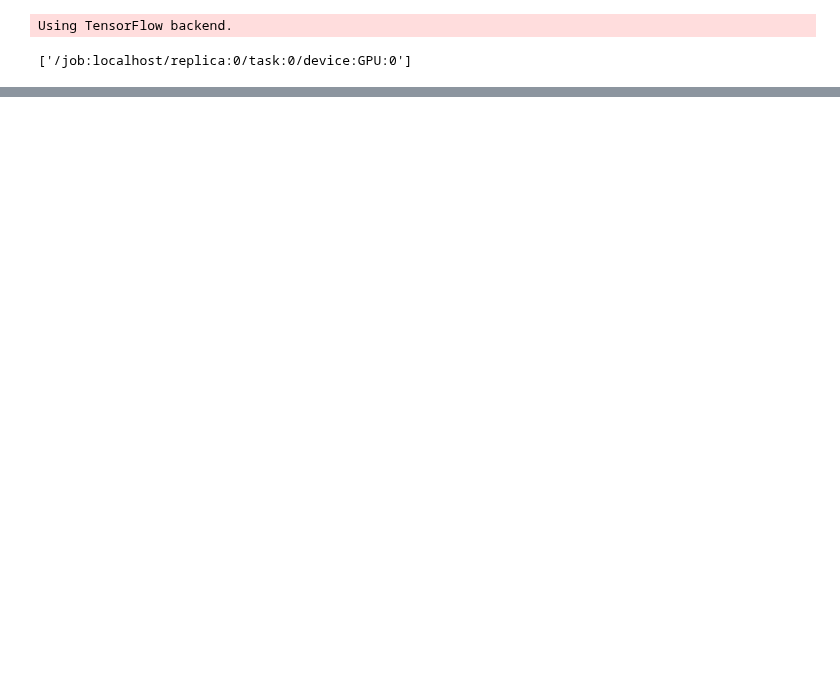
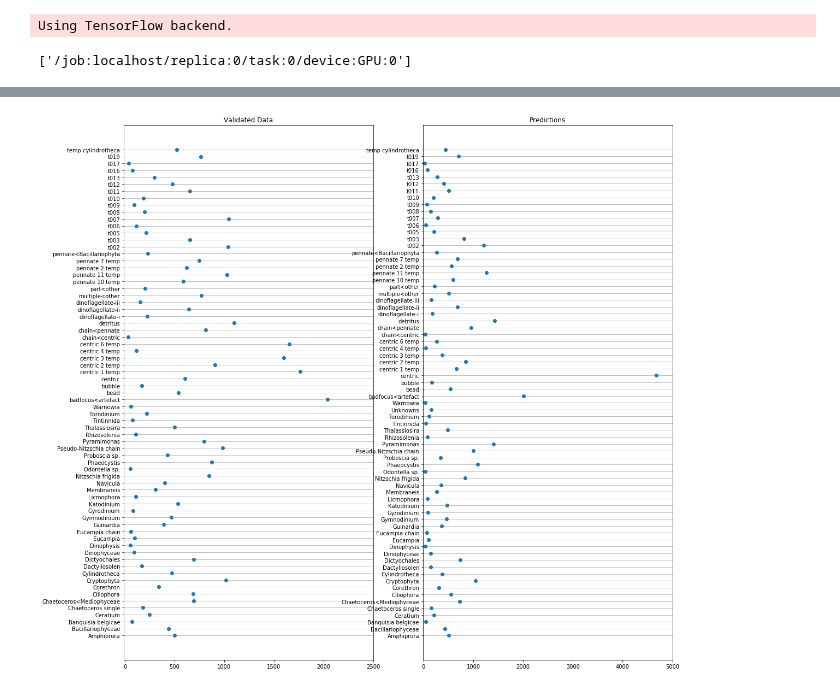
Before and after one commit to patrickcgray/deep_ifcb, a Jupyter notebook: python/model_predictions.ipynb, the cells around one changed output, grey strips where cells are left out. Saved outputs shown, nothing was run; the diff lists cells and outputs as text; code cells hidden in the pictures; blank space fills up the shorter version.

```diff
--- a/python/model_predictions.ipynb
+++ b/python/model_predictions.ipynb
@@ -250,4 +256,4 @@ plt.show()
 # %%
-classes, counts = np.unique(labels, return_counts=True)
+#classes, counts = np.unique(labels, return_counts=True)
 classes, counts
 # %% [output]
@@ -274,2 +313,45 @@ plt.show()
+# %%
+fig, ax = plt.subplots(1,2, figsize=(18, 18))
+ax[1].scatter(sufficient_classes.values, range(0,len(sufficient_classes)))
+ax[1].set_yticks(range(0,len(sufficient_classes)))
+ax[1].set_yticklabels(list(sufficient_classes.index))
+#ax.set_xlim(-10,500)
+#ax.set_xscale('log')
+
+# Don't allow the axis to be on top of your data
+ax[1].set_axisbelow(True)
+ax[1].set_xlim(-10,5000)
+ax[1].set_title("Predictions")
+
+
+# Turn on the minor TICKS, which are required for the minor GRID
+#ax.minorticks_on()
+
+# Customize the major grid
+ax[1].grid(which='major', linestyle='-', linewidth='0.5', color='grey', axis='y')
+# Customize the minor grid
+#ax.grid(which='minor', linestyle=':', linewidth='0.5', color='black')
+
+ax[0].scatter(counts, classes)
+ax[0].set_yticks(range(0,len(class_id_dict)))
+ax[0].set_yticklabels([id_class_dict[x] for x in classes])
+ax[0].set_xlim(-10,2500)
+#ax.set_xscale('log')
+
+# Don't allow the axis to be on top of your data
+ax[0].set_axisbelow(True)
+ax[0].set_title("Validated Data")
+
+# Turn on the minor TICKS, which are required for the minor GRID
+#ax.minorticks_on()
+
+# Customize the major grid
+ax[0].grid(which='major', linestyle='-', linewidth='0.5', color='grey', axis='y')
+# Customize the minor grid
+#ax.grid(which='minor', linestyle=':', linewidth='0.5', color='black')
+plt.savefig('output_predictions_comparison_full.png', dpi=300)
+plt.show()
+# %% [output]
+[figure, added]
 # %%
 # pull out only validated images and run it on them and see how close the total numbers compare
```
Also changed, not shown: parts of 15 cells of this notebook.
